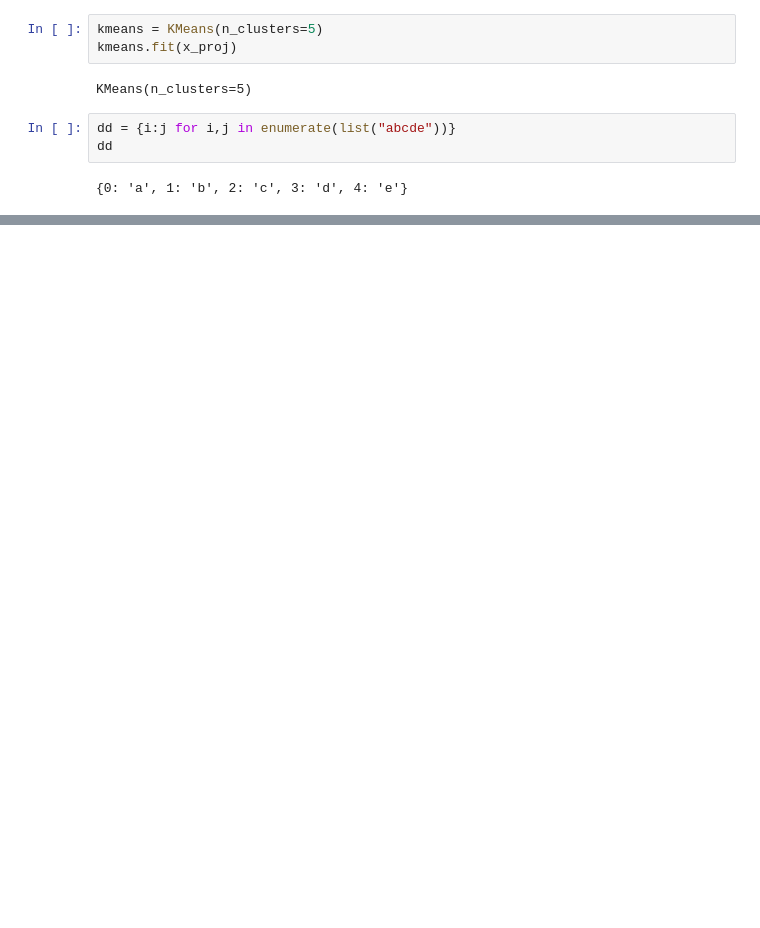
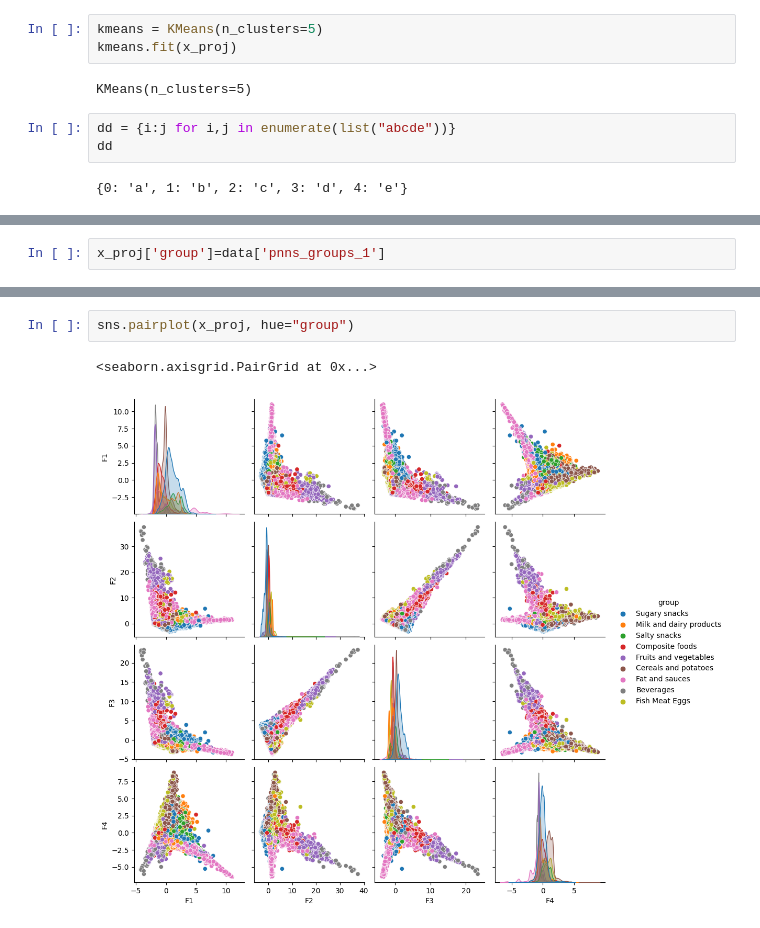
Before and after one commit to ThomasMeb/App_Sante_Publique_France, a Jupyter notebook: Explo.ipynb, the cells around one changed output, grey strips where cells are left out. Cells and saved outputs as stored; diff of their text form; blank space fills up the shorter version.

```diff
--- a/Explo.ipynb
+++ b/Explo.ipynb
@@ -600,0 +536,2 @@ sns.heatmap(x_proj.drop(labels='cluster',axis = 1), vmin=-1, vmax=1, annot=True,
+# %%
+x_proj['group']=data['pnns_groups_1']
@@ -600,0 +554,5 @@ sns.heatmap(x_proj.drop(labels='cluster',axis = 1), vmin=-1, vmax=1, annot=True,
+# %%
+sns.pairplot(x_proj, hue="group")
+# %% [output]
+<seaborn.axisgrid.PairGrid at 0x...>
+[figure, added]
```
Also changed, not shown: parts of 35 cells of this notebook, 2 other files.
